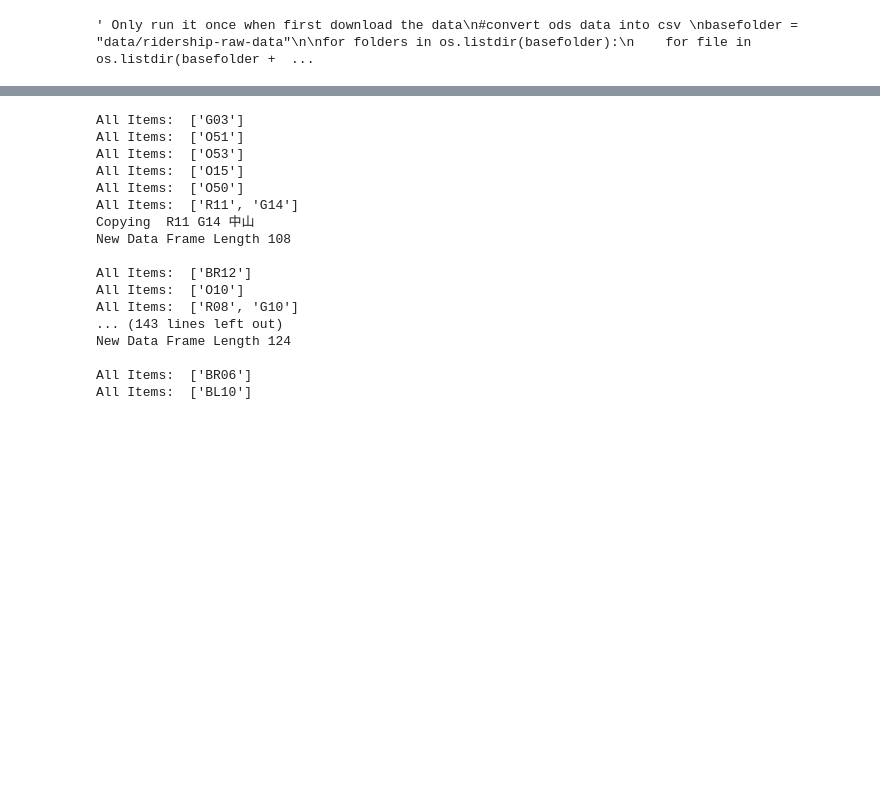
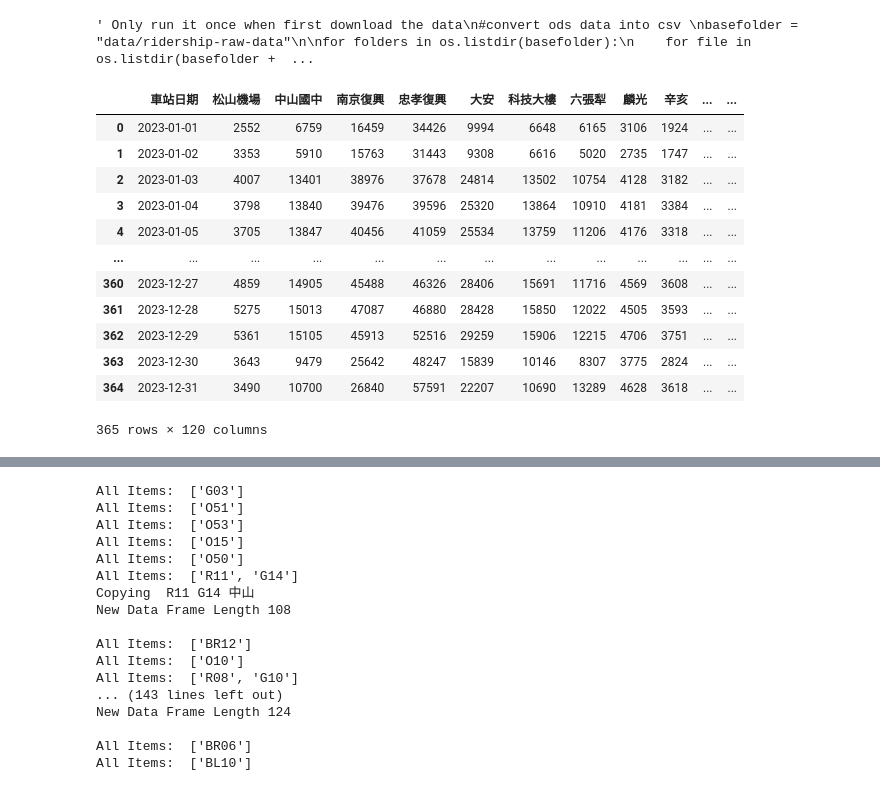
Before and after one commit to dlm589/taipei-mrt-ridership, a Jupyter notebook: src/python/mrt-analysis.ipynb, the cells around one changed output, grey strips where cells are left out. Drawn from its saved outputs; the diff is of its cells as text; code cells hidden in the pictures; blank space fills up the shorter version.

```diff
--- a/src/python/mrt-analysis.ipynb
+++ b/src/python/mrt-analysis.ipynb
@@ -47,6 +47,22 @@ for folder in os.listdir("data/csv-data"):
 # %%
 frames = [exit_result, enter_result]
 sheetName = ["exit", "enter"]
+# %%
+enter_result
+# %% [output]
+|  | 車站日期 | 松山機場 | 中山國中 | 南京復興 | 忠孝復興 | 大安 | 科技大樓 | 六張犁 | 麟光 | 辛亥 | ... | ... |
+| 0 | 2023-01-01 | 2552 | 6759 | 16459 | 34426 | 9994 | 6648 | 6165 | 3106 | 1924 | ... | ... |
+| 1 | 2023-01-02 | 3353 | 5910 | 15763 | 31443 | 9308 | 6616 | 5020 | 2735 | 1747 | ... | ... |
+| 2 | 2023-01-03 | 4007 | 13401 | 38976 | 37678 | 24814 | 13502 | 10754 | 4128 | 3182 | ... | ... |
+| 3 | 2023-01-04 | 3798 | 13840 | 39476 | 39596 | 25320 | 13864 | 10910 | 4181 | 3384 | ... | ... |
+| 4 | 2023-01-05 | 3705 | 13847 | 40456 | 41059 | 25534 | 13759 | 11206 | 4176 | 3318 | ... | ... |
+| ... | ... | ... | ... | ... | ... | ... | ... | ... | ... | ... | ... | ... |
+| 360 | 2023-12-27 | 4859 | 14905 | 45488 | 46326 | 28406 | 15691 | 11716 | 4569 | 3608 | ... | ... |
+| 361 | 2023-12-28 | 5275 | 15013 | 47087 | 46880 | 28428 | 15850 | 12022 | 4505 | 3593 | ... | ... |
+| 362 | 2023-12-29 | 5361 | 15105 | 45913 | 52516 | 29259 | 15906 | 12215 | 4706 | 3751 | ... | ... |
+| 363 | 2023-12-30 | 3643 | 9479 | 25642 | 48247 | 15839 | 10146 | 8307 | 3775 | 2824 | ... | ... |
+| 364 | 2023-12-31 | 3490 | 10700 | 26840 | 57591 | 22207 | 10690 | 13289 | 4628 | 3618 | ... | ... |
+365 rows × 120 columns
 # %%
 #add station coordinates to the data
 conversion = pd.read_csv("data/conversion-chart.csv")
```
Also changed, not shown: parts of 5 cells of this notebook, 7 other files.
